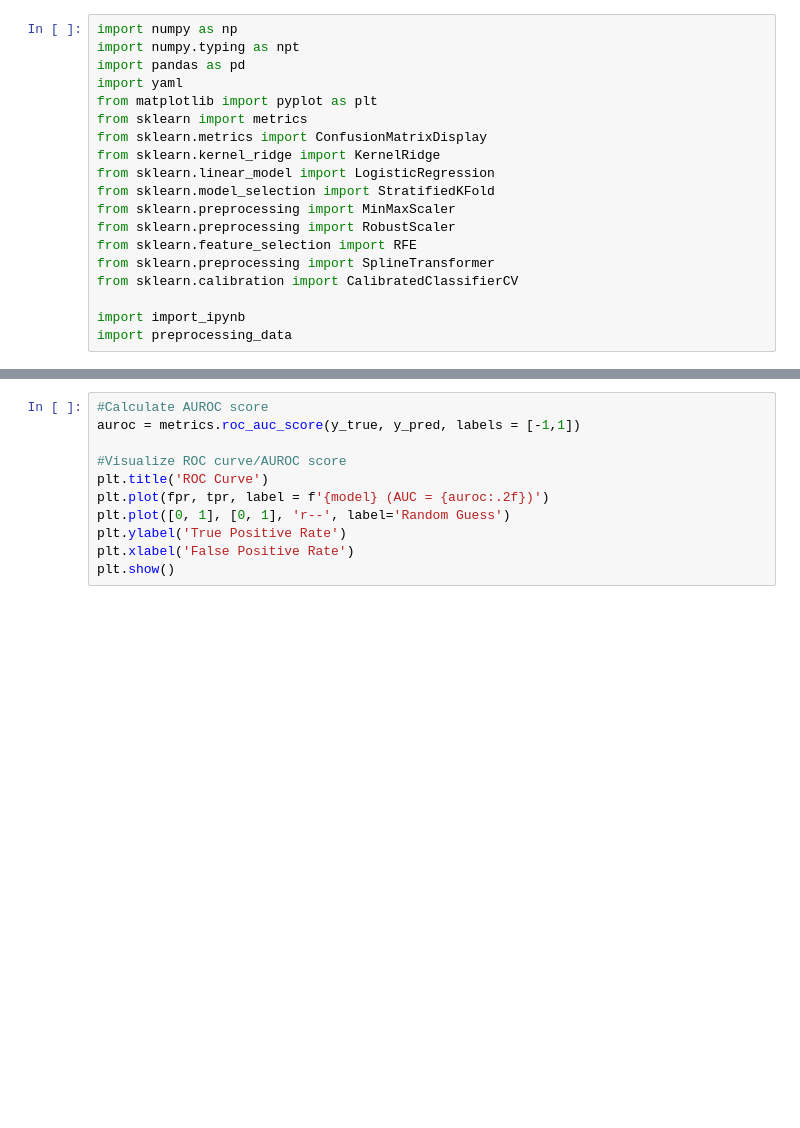
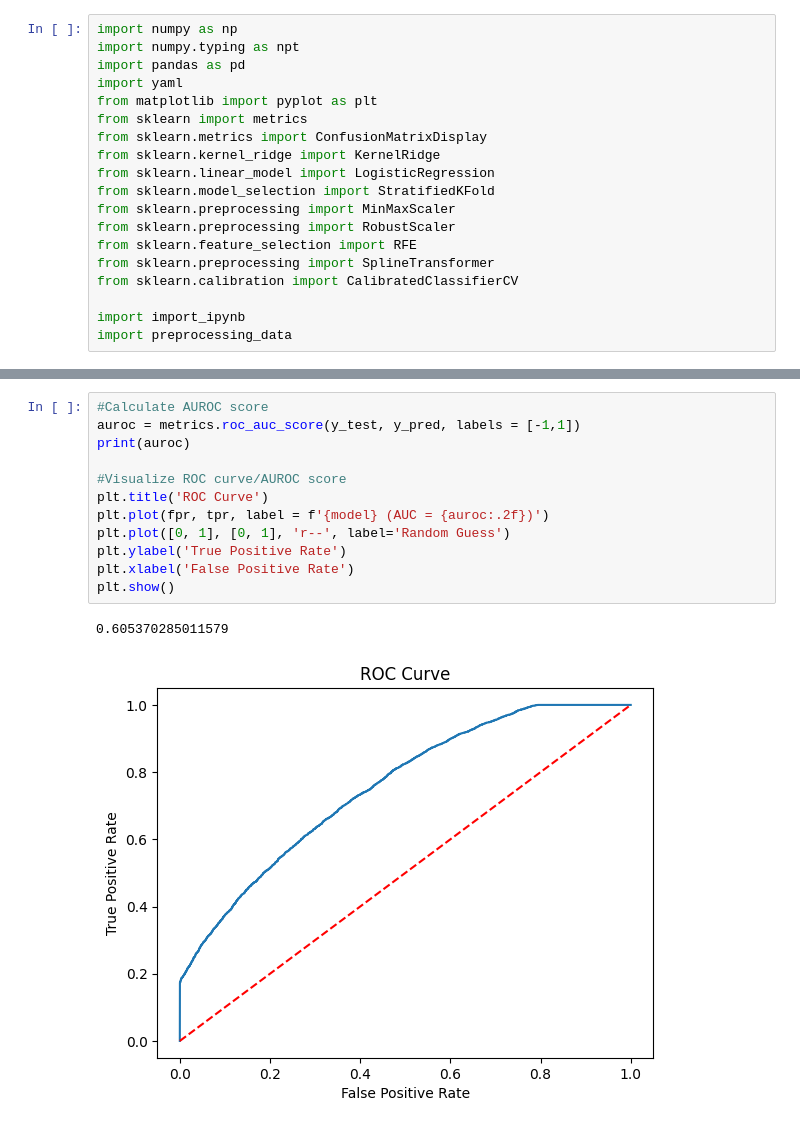
Before and after one commit to layne-malek/Loan-Risk-Prediction-Lead-Version-, a Jupyter notebook: regression_model.ipynb, the cells around one changed output, grey strips where cells are left out. Saved outputs shown, nothing was run; the diff lists cells and outputs as text; blank space fills up the shorter version.

```diff
--- a/regression_model.ipynb
+++ b/regression_model.ipynb
@@ -117,11 +149,15 @@ fpr, tpr, threshold = metrics.roc_curve(y_true, y_pred)
 # %%
 #Calculate AUROC score
-auroc = metrics.roc_auc_score(y_true, y_pred, labels = [-1,1])
+auroc = metrics.roc_auc_score(y_test, y_pred, labels = [-1,1])
+print(auroc)
 
 #Visualize ROC curve/AUROC score
 plt.title('ROC Curve')
 plt.plot(fpr, tpr, label = f'{model} (AUC = {auroc:.2f})')
 plt.plot([0, 1], [0, 1], 'r--', label='Random Guess')
 plt.ylabel('True Positive Rate')
 plt.xlabel('False Positive Rate')
 plt.show()
+# %% [output]
+0.605370285011579
+[figure, added]
```
Also changed, not shown: parts of 13 cells of this notebook.
